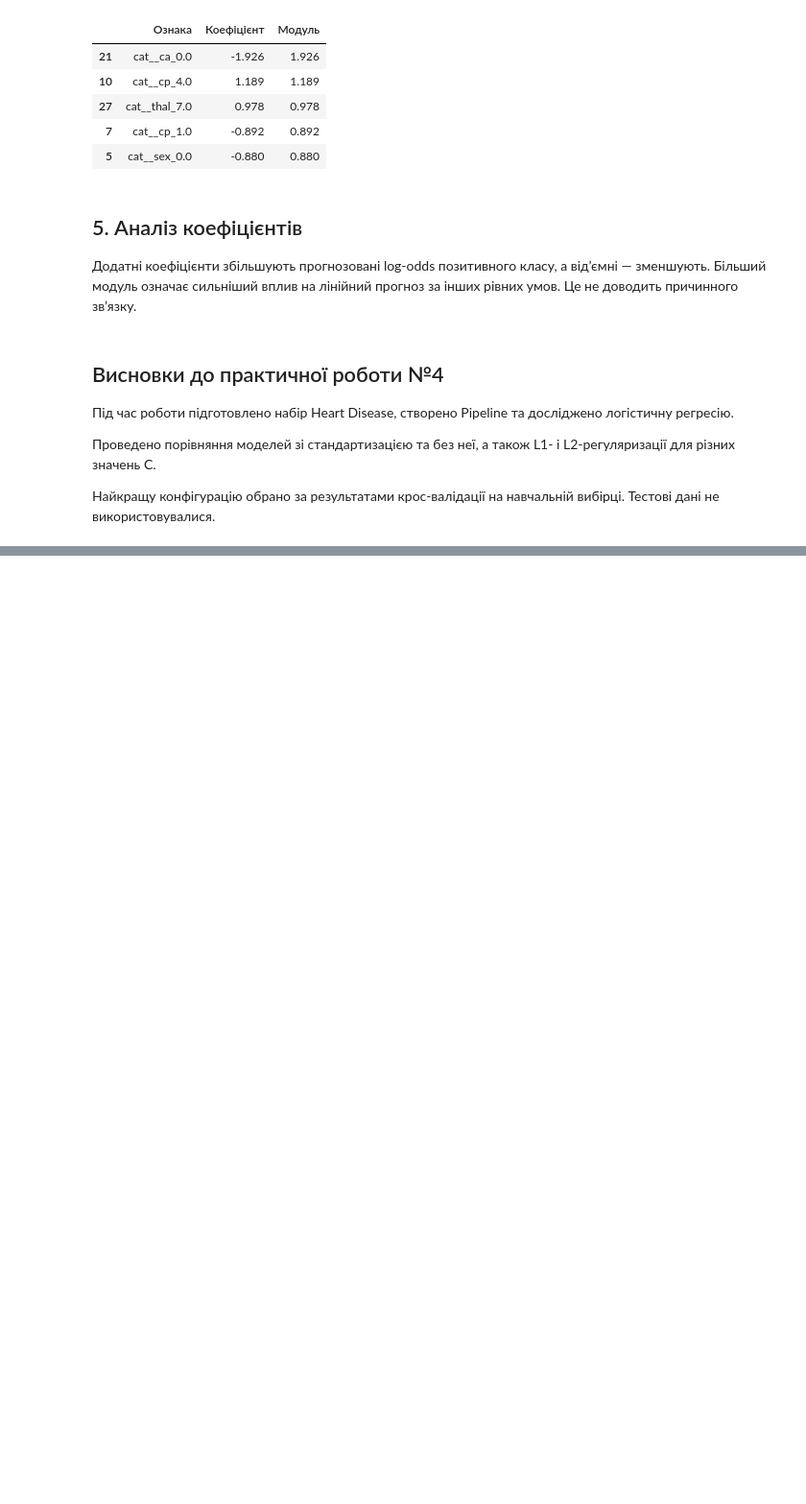
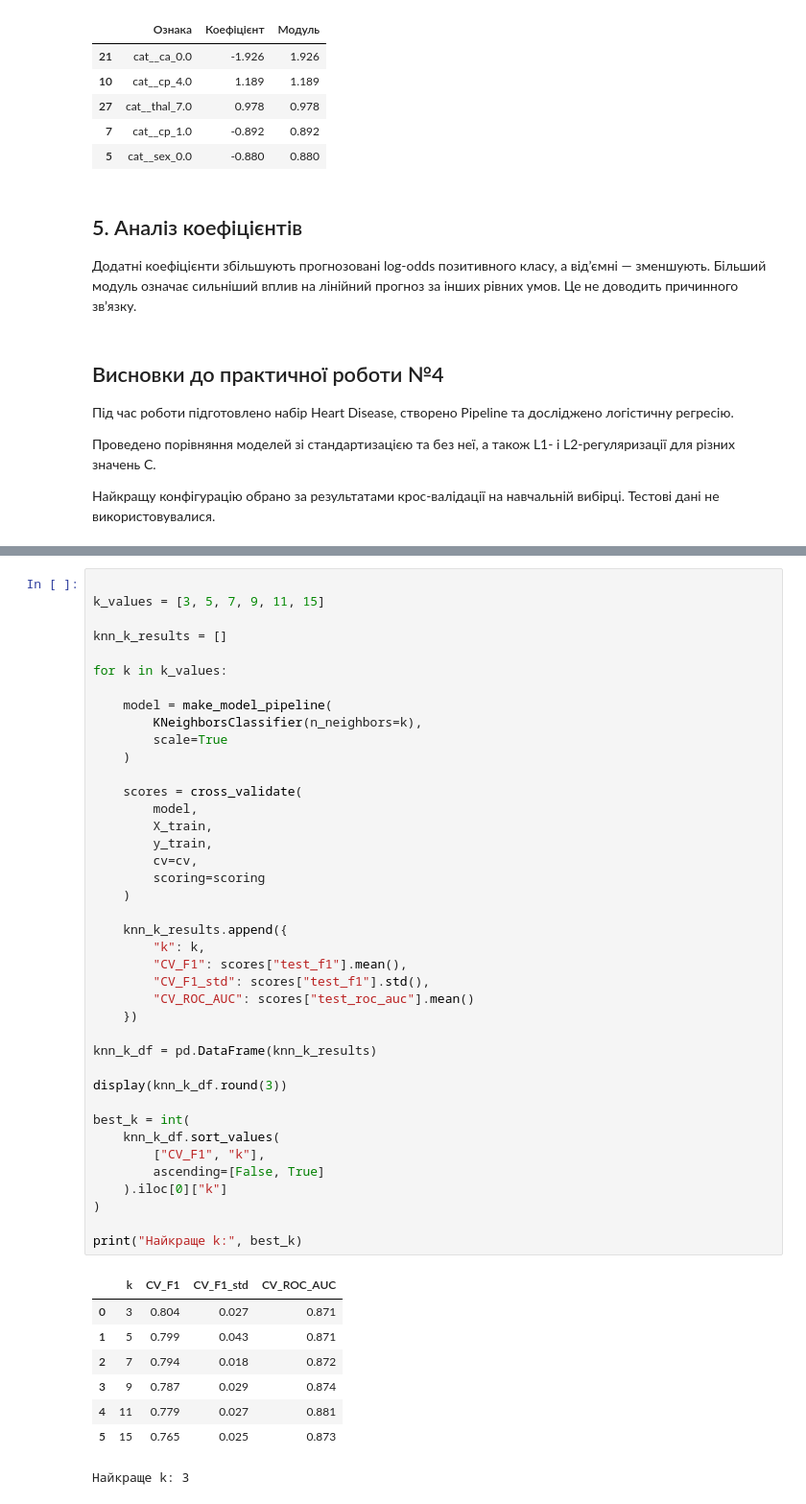
Before and after one commit to dimonkOHYRY111/pattern-recognition-practice, a Jupyter notebook: classification-mini-project/notebooks/PR04_Kochura_Dmytro.ipynb, the cells around one changed output, grey strips where cells are left out. Shown at 96% size. Cells and saved outputs as stored; diff of their text form; blank space fills up the shorter version.

```diff
--- a/classification-mini-project/notebooks/PR04_Kochura_Dmytro.ipynb
+++ b/classification-mini-project/notebooks/PR04_Kochura_Dmytro.ipynb
@@ -471,0 +551,49 @@ display(top_5.round(3))
+# %%
+
+k_values = [3, 5, 7, 9, 11, 15]
+
+knn_k_results = []
+
+for k in k_values:
+
+    model = make_model_pipeline(
+        KNeighborsClassifier(n_neighbors=k),
+        scale=True
+    )
+
+    scores = cross_validate(
+        model,
+        X_train,
+        y_train,
+        cv=cv,
+        scoring=scoring
+    )
+
+    knn_k_results.append({
+        "k": k,
+        "CV_F1": scores["test_f1"].mean(),
+        "CV_F1_std": scores["test_f1"].std(),
+        "CV_ROC_AUC": scores["test_roc_auc"].mean()
+    })
+
+knn_k_df = pd.DataFrame(knn_k_results)
+
+display(knn_k_df.round(3))
+
+best_k = int(
+    knn_k_df.sort_values(
+        ["CV_F1", "k"],
+        ascending=[False, True]
+    ).iloc[0]["k"]
+)
+
+print("Найкраще k:", best_k)
+# %% [output]
+|  | k | CV_F1 | CV_F1_std | CV_ROC_AUC |
+| 0 | 3 | 0.804 | 0.027 | 0.871 |
+| 1 | 5 | 0.799 | 0.043 | 0.871 |
+| 2 | 7 | 0.794 | 0.018 | 0.872 |
+| 3 | 9 | 0.787 | 0.029 | 0.874 |
+| 4 | 11 | 0.779 | 0.027 | 0.881 |
+| 5 | 15 | 0.765 | 0.025 | 0.873 |
+Найкраще k: 3
```
Also changed, not shown: parts of 23 cells of this notebook.
